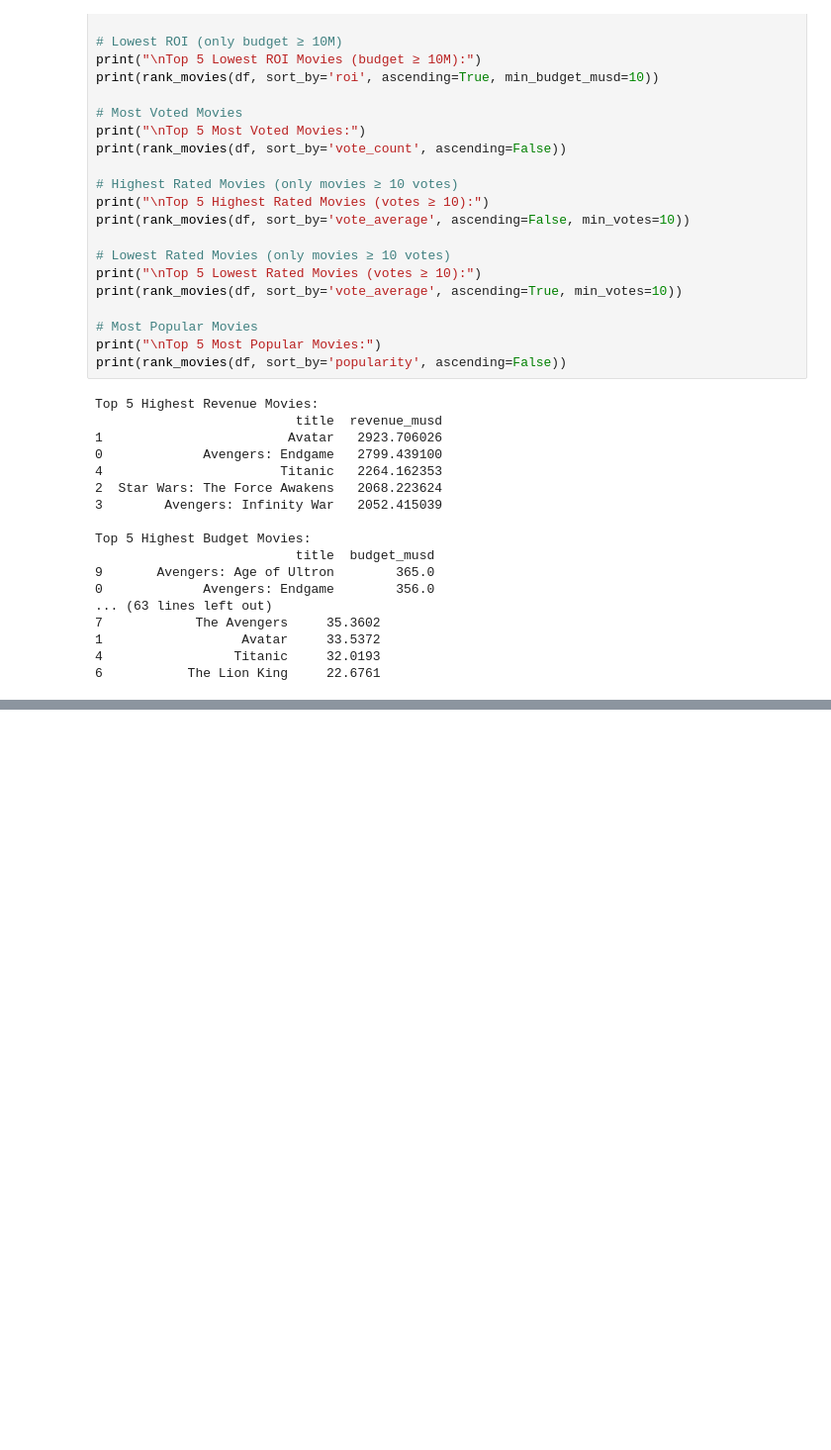
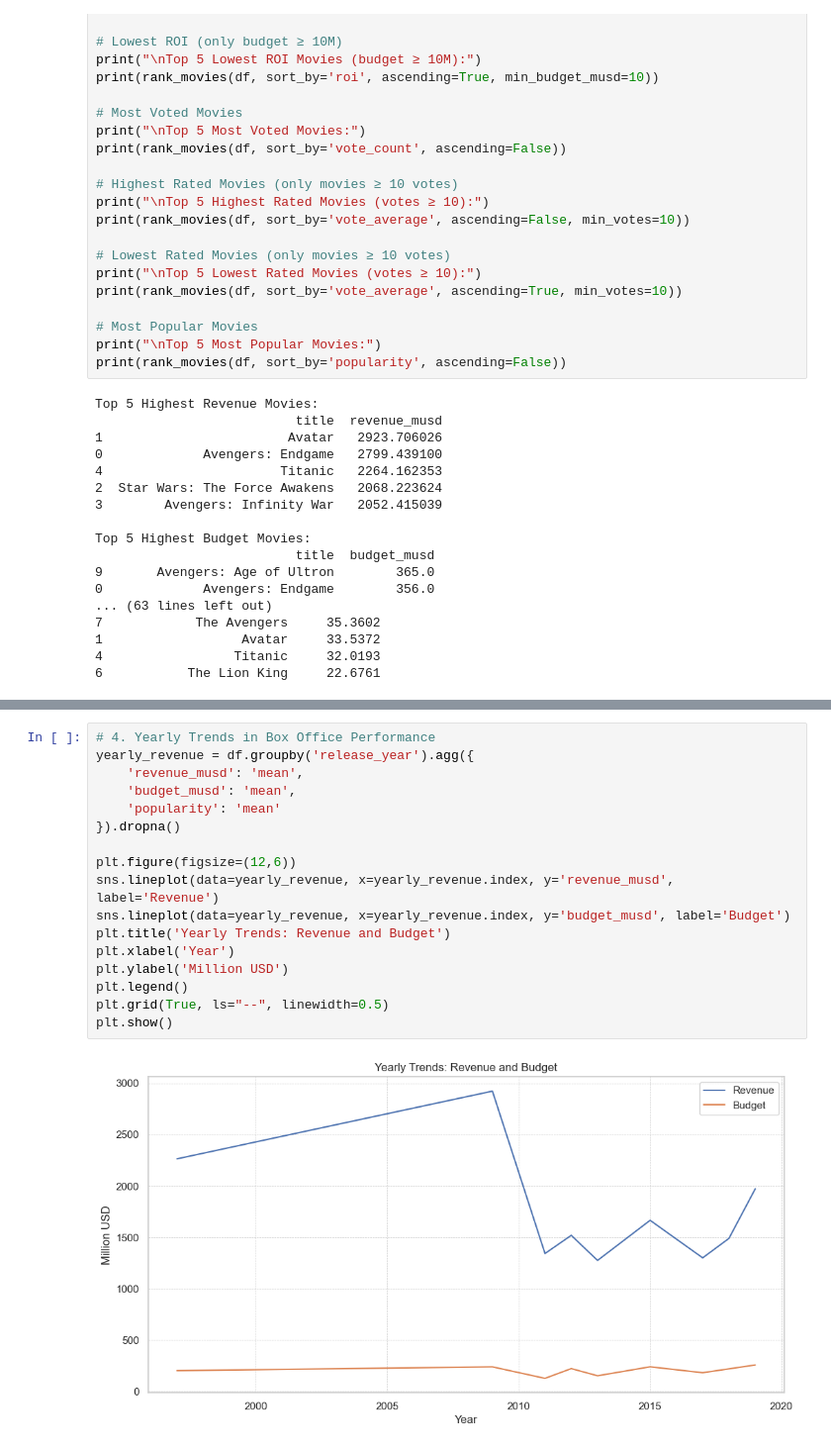
Before and after one commit to ayertey1/GTP_DE-Projects, a Jupyter notebook: notebooks/dataWrangling.ipynb, the cells around one changed output, grey strips where cells are left out. Shown: that part at 99% size. Cells and saved outputs as stored; diff of their text form; blank space fills up the shorter version.

```diff
--- a/notebooks/dataWrangling.ipynb
+++ b/notebooks/dataWrangling.ipynb
@@ -227,0 +464,19 @@ Top 5 Highest Budget Movies:
+# %%
+# 4. Yearly Trends in Box Office Performance
+yearly_revenue = df.groupby('release_year').agg({
+    'revenue_musd': 'mean',
+    'budget_musd': 'mean',
+    'popularity': 'mean'
+}).dropna()
+
+plt.figure(figsize=(12,6))
+sns.lineplot(data=yearly_revenue, x=yearly_revenue.index, y='revenue_musd', label='Revenue')
+sns.lineplot(data=yearly_revenue, x=yearly_revenue.index, y='budget_musd', label='Budget')
+plt.title('Yearly Trends: Revenue and Budget')
+plt.xlabel('Year')
+plt.ylabel('Million USD')
+plt.legend()
+plt.grid(True, ls="--", linewidth=0.5)
+plt.show()
+# %% [output]
+[figure, added]
```
Also changed, not shown: parts of 13 cells of this notebook, 1 other file.
